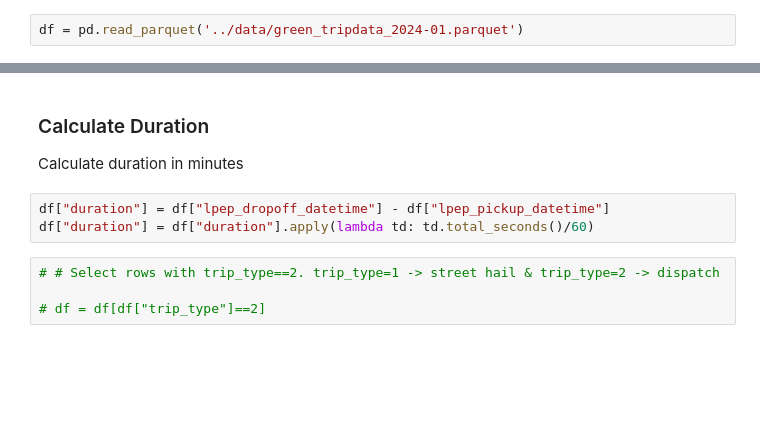
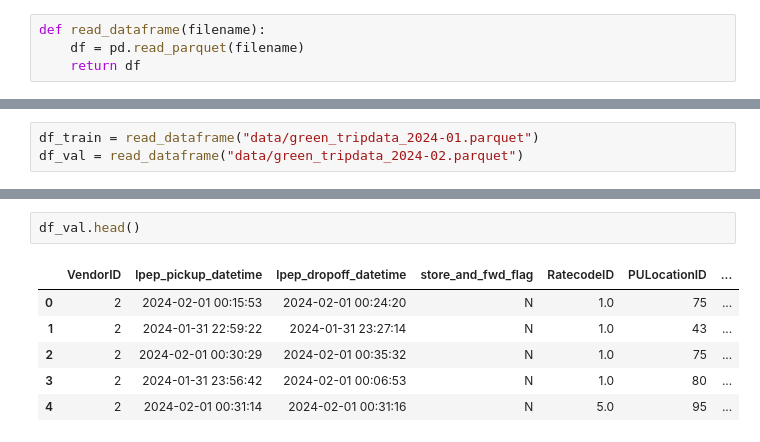
Before and after one commit to varshakirani/mlops-taxi, a Jupyter notebook: notebooks/ride_duration.ipynb, the cells around one changed output, grey strips where cells are left out. Cells and saved outputs as stored; diff of their text form; blank space fills up the shorter version.

```diff
--- a/notebooks/ride_duration.ipynb
+++ b/notebooks/ride_duration.ipynb
@@ -5,2 +12,4 @@ import matplotlib.pyplot as plt
-# %%
-df = pd.read_parquet('../data/green_tripdata_2024-01.parquet')
+# %%
+def read_dataframe(filename):
+    df = pd.read_parquet(filename)
+    return df
@@ -7 +32,4 @@ df = pd.read_parquet('../data/green_tripdata_2024-01.parquet')
+# %%
+df_train = read_dataframe("data/green_tripdata_2024-01.parquet")
+df_val = read_dataframe("data/green_tripdata_2024-02.parquet")
 # %%
@@ -13,14 +41,12 @@ df.head()
 | 2 | 2 | 2024-01-01 00:30:21 | 2024-01-01 00:49:23 | N | 1.0 | 74 | ... |
 | 3 | 1 | 2024-01-01 00:30:20 | 2024-01-01 00:42:12 | N | 1.0 | 74 | ... |
 | 4 | 2 | 2024-01-01 00:32:38 | 2024-01-01 00:43:37 | N | 1.0 | 74 | ... |
-# %% [markdown]
-### Calculate Duration
-
-Calculate duration in minutes
-# %%
-df["duration"] = df["lpep_dropoff_datetime"] - df["lpep_pickup_datetime"]
-df["duration"] = df["duration"].apply(lambda td: td.total_seconds()/60)
-# %%
-# # Select rows with trip_type==2. trip_type=1 -> street hail & trip_type=2 -> dispatch
-
-# df = df[df["trip_type"]==2]
+# %%
+df_val.head()
+# %% [output]
+|  | VendorID | lpep_pickup_datetime | lpep_dropoff_datetime | store_and_fwd_flag | RatecodeID | PULocationID | ... |
+| 0 | 2 | 2024-02-01 00:15:53 | 2024-02-01 00:24:20 | N | 1.0 | 75 | ... |
+| 1 | 2 | 2024-01-31 22:59:22 | 2024-01-31 23:27:14 | N | 1.0 | 43 | ... |
+| 2 | 2 | 2024-02-01 00:30:29 | 2024-02-01 00:35:32 | N | 1.0 | 75 | ... |
+| 3 | 2 | 2024-01-31 23:56:42 | 2024-02-01 00:06:53 | N | 1.0 | 80 | ... |
+| 4 | 2 | 2024-02-01 00:31:14 | 2024-02-01 00:31:16 | N | 5.0 | 95 | ... |
```
Also changed, not shown: parts of 14 cells of this notebook, 1 other file.
